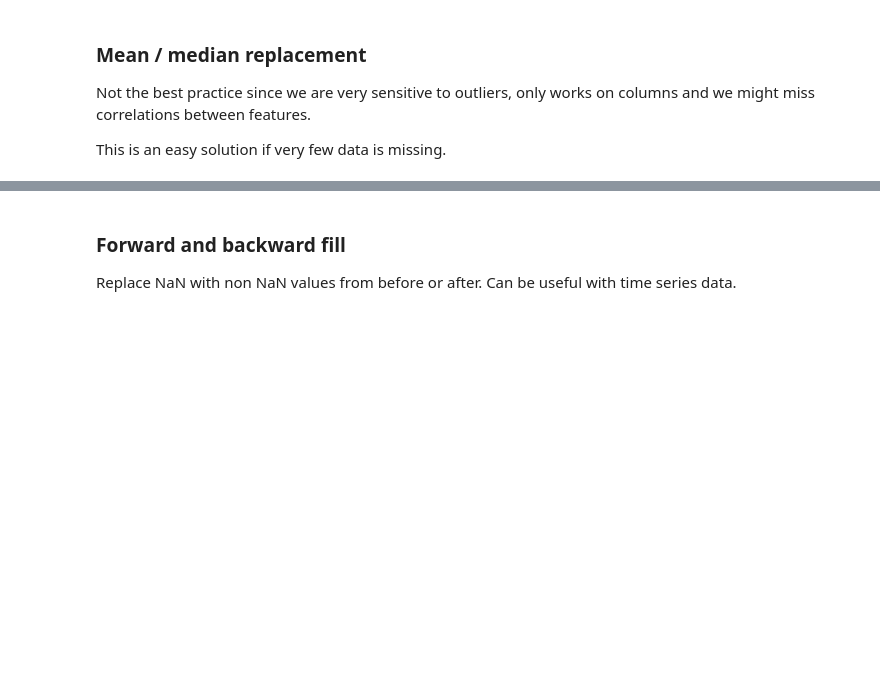
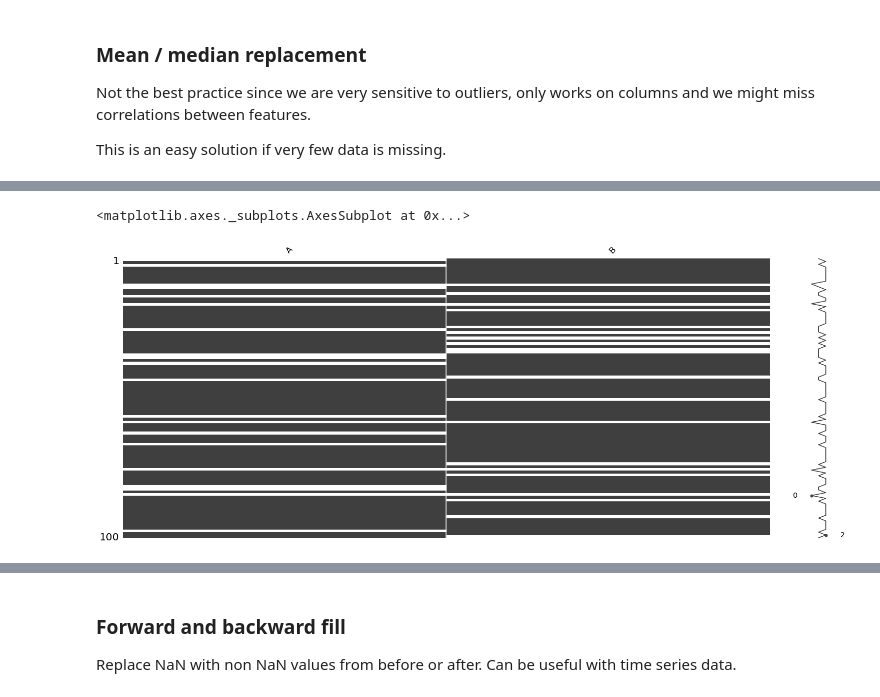
Before and after one commit to gillouche/exploratory-data-analysis, a Jupyter notebook: notebooks/010. handling missing unbalanced numerical data.ipynb, the cells around one changed output, grey strips where cells are left out. Saved outputs shown, nothing was run; the diff lists cells and outputs as text; code cells hidden in the pictures; blank space fills up the shorter version.

```diff
--- a/notebooks/010. handling missing unbalanced numerical data.ipynb
+++ b/notebooks/010. handling missing unbalanced numerical data.ipynb
@@ -75,0 +77,6 @@ df.head()
+# %%
+missingdata_df = df.columns[df.isnull().any()].tolist()
+msno.matrix(df[missingdata_df])
+# %% [output]
+<matplotlib.axes._subplots.AxesSubplot at 0x...>
+[figure, added]
```
Also changed, not shown: parts of 9 cells of this notebook, 3 other files.
